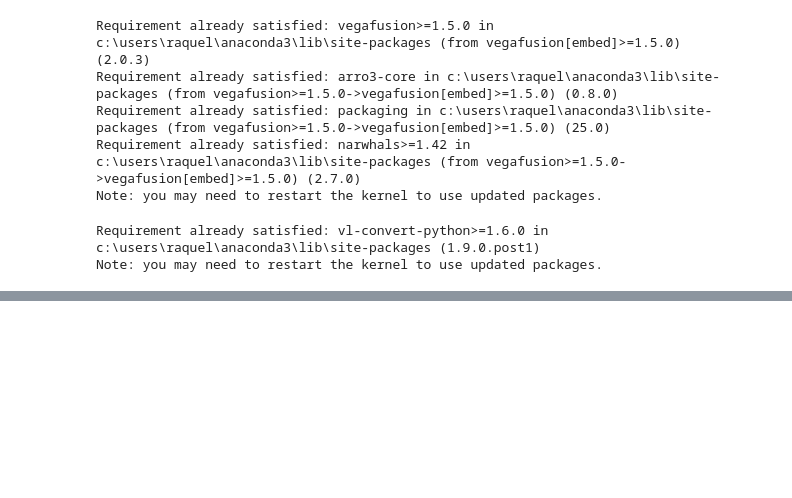
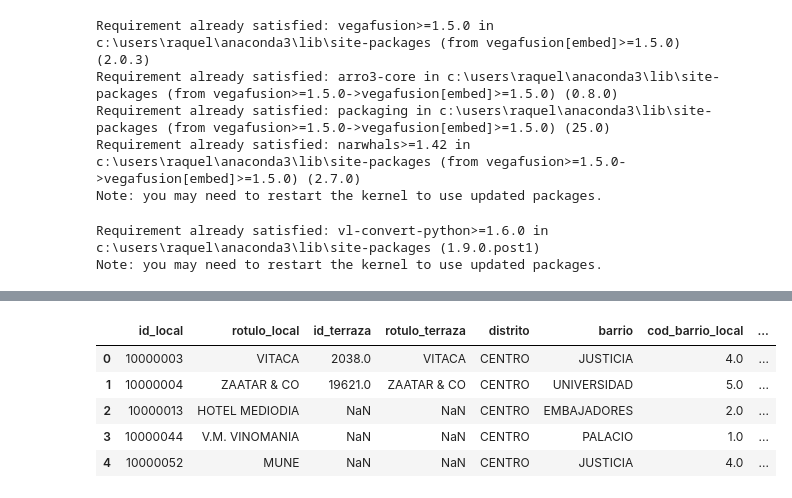
Before and after one commit to raq-abreu/Ruido-Visualizacion, a Jupyter notebook: notebooks/Limpieza 06-censo-locales.ipynb, the cells around one changed output, grey strips where cells are left out. Drawn from its saved outputs; the diff is of its cells as text; code cells hidden in the pictures; blank space fills up the shorter version.

```diff
--- a/notebooks/Limpieza 06-censo-locales.ipynb
+++ b/notebooks/Limpieza 06-censo-locales.ipynb
@@ -578,0 +380,17 @@ chart_alt_lon
+# %%
+# Crear columna rotulo unificada (terraza tiene prioridad)
+df_locales_terrazas["rotulo"] = df_locales_terrazas["rotulo_terraza"].fillna(
+    df_locales_terrazas["rotulo_local"]
+)
+
+#Asegurar que es una columna STRING válida para Altair
+df_locales_terrazas["rotulo"] = (
+    df_locales_terrazas["rotulo"]
+    .astype(str)
+    .replace("nan", "")
+    .replace("None", "")
+    .str.strip()
+)
+
+#Se crea columna numérica hora_cierre_num
+df_locales_terrazas["hora_cierre_num"] = df_locales_terrazas["hora_cierre1"].apply(hora_a_decimal)
@@ -578,0 +543,11 @@ chart_alt_lon
+# %%
+#Creamos el dataset optimizado y reducido
+df_06_locales_master = crear_df_locales_master(df_locales_terrazas)
+df_06_locales_master.head()
+# %% [output]
+|  | id_local | rotulo_local | id_terraza | rotulo_terraza | distrito | barrio | cod_barrio_local | ... |
+| 0 | 10000003 | VITACA | 2038.0 | VITACA | CENTRO | JUSTICIA | 4.0 | ... |
+| 1 | 10000004 | ZAATAR & CO | 19621.0 | ZAATAR & CO | CENTRO | UNIVERSIDAD | 5.0 | ... |
+| 2 | 10000013 | HOTEL MEDIODIA | NaN | NaN | CENTRO | EMBAJADORES | 2.0 | ... |
+| 3 | 10000044 | V.M. VINOMANIA | NaN | NaN | CENTRO | PALACIO | 1.0 | ... |
+| 4 | 10000052 | MUNE | NaN | NaN | CENTRO | JUSTICIA | 4.0 | ... |
```
Also changed, not shown: parts of 27 cells of this notebook, 5 other files.
